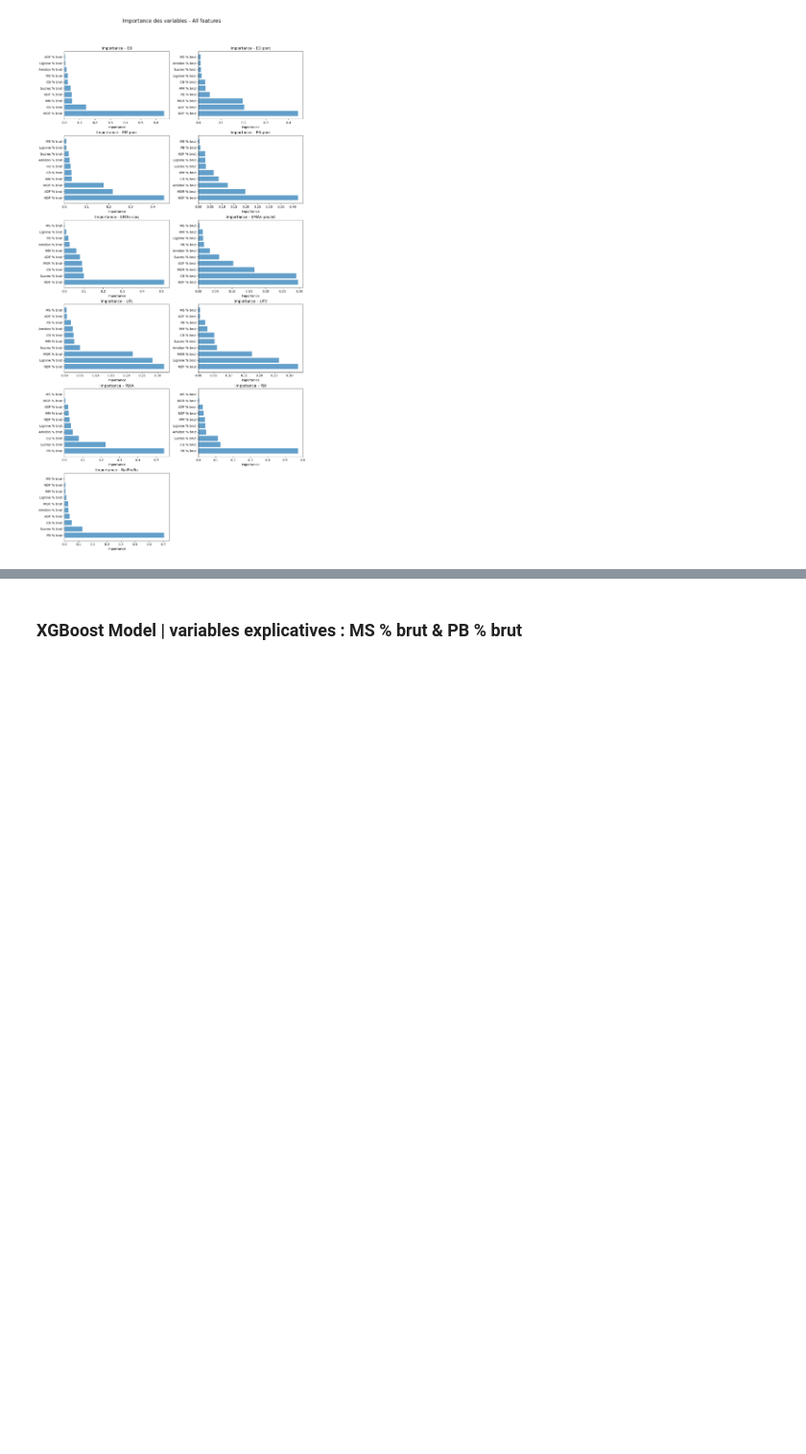
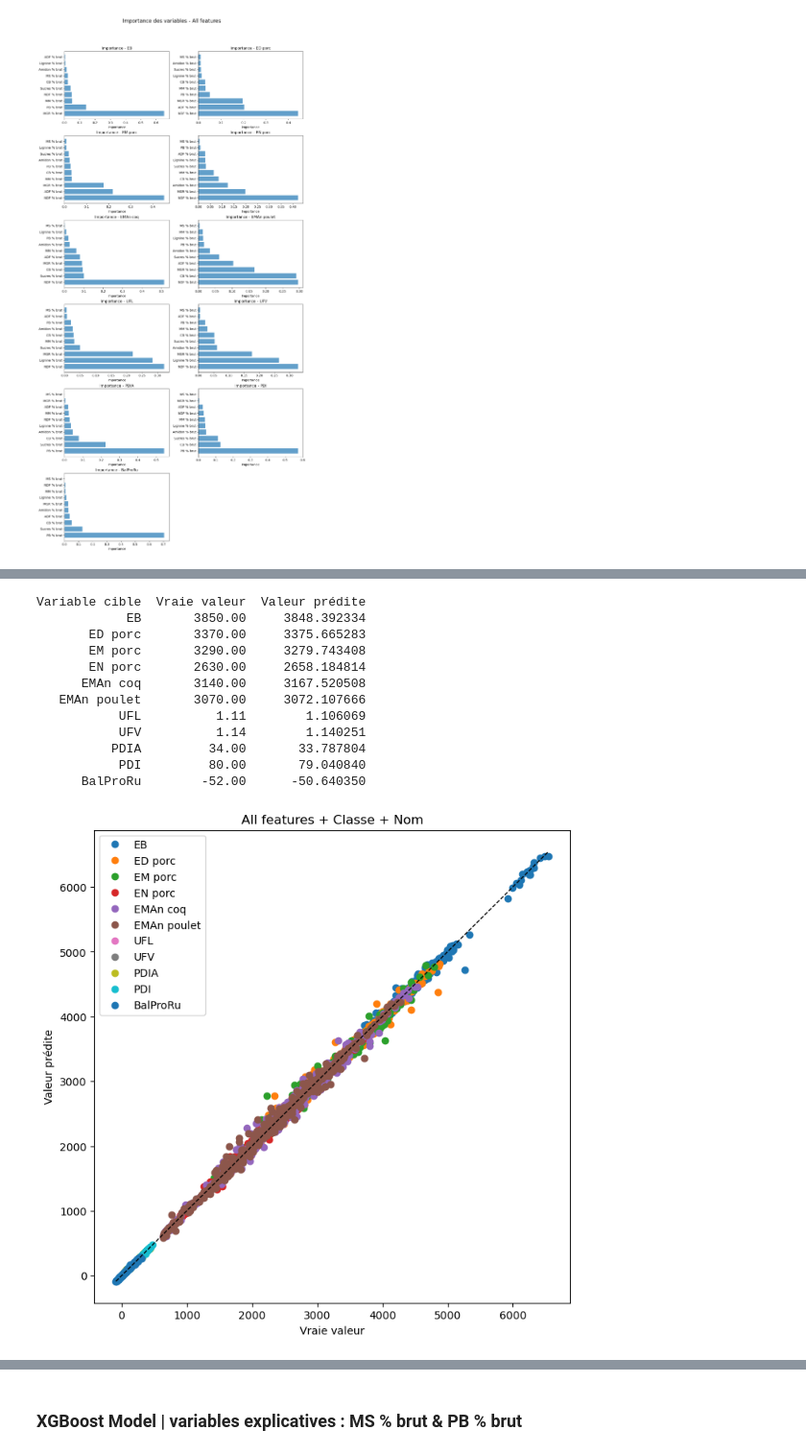
Before and after one commit to PJGouze/projet_fil_rouge, a Jupyter notebook: Regressor_Deux/test_preliminaire.ipynb, the cells around one changed output, grey strips where cells are left out. Shown at 96% size. Cells and saved outputs as stored; diff of their text form; code cells hidden in the pictures; blank space fills up the shorter version.

```diff
--- a/Regressor_Deux/test_preliminaire.ipynb
+++ b/Regressor_Deux/test_preliminaire.ipynb
@@ -371,0 +445,33 @@ xgb_feature_importances(models_all, X_test_all, vars_expl, title="Importance des
+# %%
+# Préparation des données avec split aléatoire
+X_train_all_class_nom, X_test_all_class_nom, y_train_all_class_nom, y_test_all_class_nom = prepare_data_random_split(
+    data, vars_expl, vars_cibles, test_size=0.2, random_state=42
+)
+
+# Indices pour la feature encodée
+indices_train = X_train_all_class_nom.index
+indices_test = X_test_all_class_nom.index
+
+# Ajouter la variable Classe encodée
+X_train_all_class_nom, X_test_all_class_nom = add_encoded_feature(
+    X_train_all_class_nom, X_test_all_class_nom, data, "Classe", indices_train, indices_test
+)
+
+# Ajouter la variable Nom encodée
+X_train_all_class_nom, X_test_all_class_nom = add_encoded_feature(
+    X_train_all_class_nom, X_test_all_class_nom, data, "Nom", indices_train, indices_test
+)
+
+# Entraînement des modèles et calcul des métriques
+resultats_all_class_nom_df, metrics_all_class_nom, models_all_class_nom = train_xgboost_models(
+    X_train_all_class_nom, X_test_all_class_nom, y_train_all_class_nom, y_test_all_class_nom,
+    vars_cibles, noms_simplifies, random_state=42
+)
+
+print("Résultats du modèle avec All features + Classe encodée :")
+print(f"Nombre d'observations en train: {len(X_train_all_class_nom)}")
+print(f"Nombre d'observations en test: {len(X_test_all_class_nom)}")
+print(resultats_all_class_nom_df.to_string(index=False))
+print("\nMétriques globales:")
+for key, value in metrics_all_class_nom.items():
+    print(f"  {key}: {value}")
@@ -371,0 +499,16 @@ xgb_feature_importances(models_all, X_test_all, vars_expl, title="Importance des
+# %%
+plot_pred_vs_true(models_all_class_nom, X_test_all_class_nom, y_test_all_class_nom, vars_cibles, title="All features + Classe + Nom", n=0)
+# %% [output]
+Variable cible  Vraie valeur  Valeur prédite
+            EB       3850.00     3848.392334
+       ED porc       3370.00     3375.665283
+       EM porc       3290.00     3279.743408
+       EN porc       2630.00     2658.184814
+      EMAn coq       3140.00     3167.520508
+   EMAn poulet       3070.00     3072.107666
+           UFL          1.11        1.106069
+           UFV          1.14        1.140251
+          PDIA         34.00       33.787804
+           PDI         80.00       79.040840
+      BalProRu        -52.00      -50.640350
+[figure, added]
```
Also changed, not shown: parts of 12 cells of this notebook.
